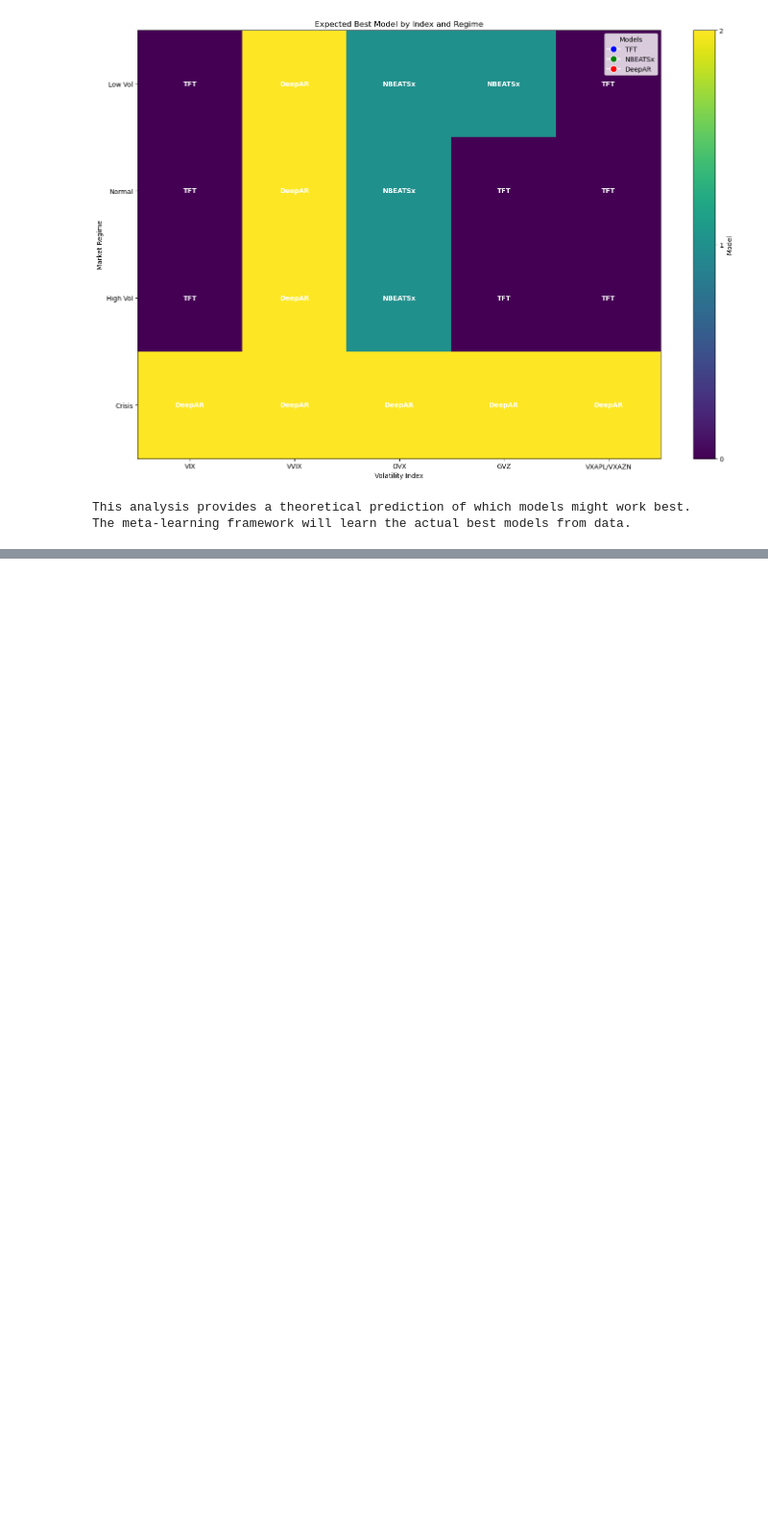
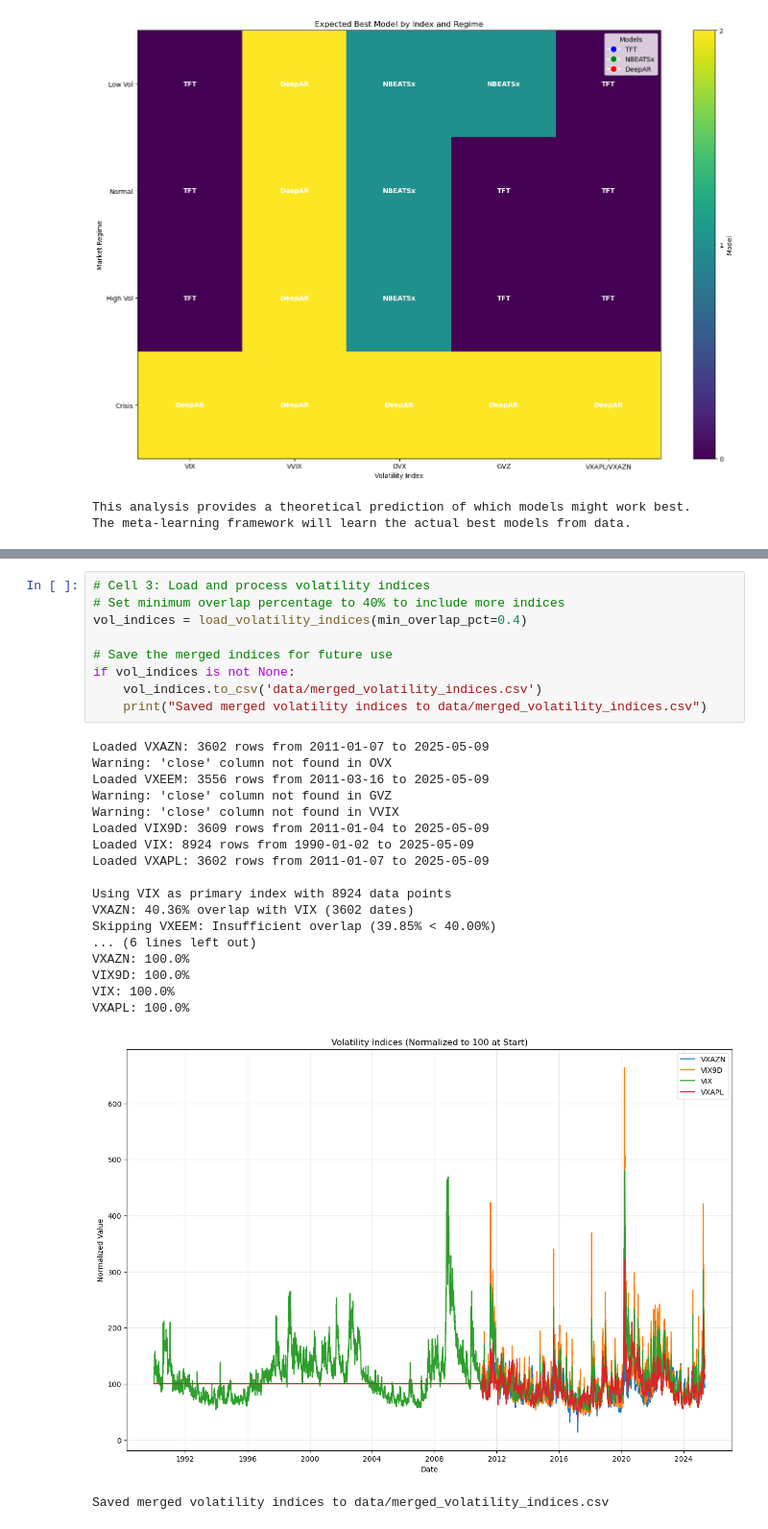
Before and after one commit to j85liu/bloomberg-time-series, a Jupyter notebook: test_metalearning_v1.ipynb, the cells around one changed output, grey strips where cells are left out. Shown at 96% size. Saved outputs shown, nothing was run; the diff lists cells and outputs as text; blank space fills up the shorter version.

Commit message:
fixed dataset column length bug

```diff
--- a/test_metalearning_v1.ipynb
+++ b/test_metalearning_v1.ipynb
@@ -1683,0 +1814,29 @@ print("Libraries imported successfully!")
+# %%
+# Cell 3: Load and process volatility indices
+# Set minimum overlap percentage to 40% to include more indices
+vol_indices = load_volatility_indices(min_overlap_pct=0.4)
+
+# Save the merged indices for future use
+if vol_indices is not None:
+    vol_indices.to_csv('data/merged_volatility_indices.csv')
+    print("Saved merged volatility indices to data/merged_volatility_indices.csv")
+# %% [output]
+Loaded VXAZN: 3602 rows from 2011-01-07 to 2025-05-09
+Warning: 'close' column not found in OVX
+Loaded VXEEM: 3556 rows from 2011-03-16 to 2025-05-09
+Warning: 'close' column not found in GVZ
+Warning: 'close' column not found in VVIX
+Loaded VIX9D: 3609 rows from 2011-01-04 to 2025-05-09
+Loaded VIX: 8924 rows from 1990-01-02 to 2025-05-09
+Loaded VXAPL: 3602 rows from 2011-01-07 to 2025-05-09
+
+Using VIX as primary index with 8924 data points
+VXAZN: 40.36% overlap with VIX (3602 dates)
+Skipping VXEEM: Insufficient overlap (39.85% < 40.00%)
+... (6 lines left out)
+VXAZN: 100.0%
+VIX9D: 100.0%
+VIX: 100.0%
+VXAPL: 100.0%
+[figure, added]
+Saved merged volatility indices to data/merged_volatility_indices.csv
```
Also changed, not shown: parts of 5 cells of this notebook.
